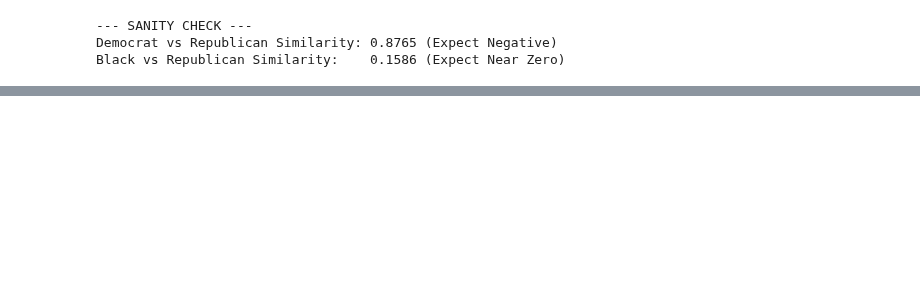
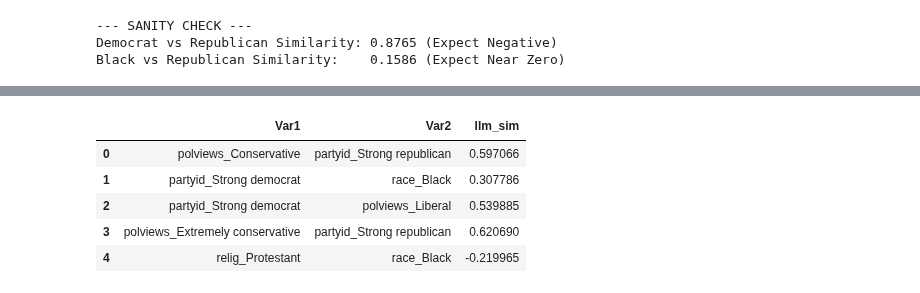
Before and after one commit to yilmajung/belief_and_llms_v0, a Jupyter notebook: 1_extract_persona_vectors.ipynb, the cells around one changed output, grey strips where cells are left out. Cells and saved outputs as stored; diff of their text form; code cells hidden in the pictures; blank space fills up the shorter version.

```diff
--- a/1_extract_persona_vectors.ipynb
+++ b/1_extract_persona_vectors.ipynb
@@ -411,0 +415,21 @@ Centering vectors by category...
+# %%
+# Extract pairs to test from gss_correlation_pairs.csv
+gss_pairs = pd.read_csv("/content/drive/MyDrive/belief_and_llms_v0/gss_correlation_pairs.csv")
+gss_pairs.head()
+
+top_pos = gss_pairs[gss_pairs['Correlation'] > 0].head(10)
+top_neg = gss_pairs[gss_pairs['Correlation'] < 0].head(10)
+near_zero = gss_pairs[gss_pairs['Correlation'].abs() < 0.02].head(10)
+
+pairs_to_test = []
+
+for index, row in top_pos.iterrows():
+    pairs_to_test.append((row['Var1'], row['Var2']))
+
+for index, row in top_neg.iterrows():
+    pairs_to_test.append((row['Var1'], row['Var2']))
+
+for index, row in near_zero.iterrows():
+    pairs_to_test.append((row['Var1'], row['Var2']))
+
+pairs_to_test
@@ -411,0 +454,5 @@ Centering vectors by category...
+# %%
+for label_a, label_b in pairs_to_test:
+    vec_a = get_vec(label_a)
+
+print(vec_a)
@@ -411,0 +567,17 @@ Centering vectors by category...
+# %%
+# Convert results list to DataFrame
+df_results = pd.DataFrame(results)
+
+# Define the save path in Google Drive
+csv_save_path = "/content/drive/MyDrive/belief_and_llms_v0/demo_vectors_similarity_results.csv"
+
+# Save to CSV
+df_results.to_csv(csv_save_path, index=False)
+df_results.head()
+# %% [output]
+|  | Var1 | Var2 | llm_sim |
+| 0 | polviews_Conservative | partyid_Strong republican | 0.597066 |
+| 1 | partyid_Strong democrat | race_Black | 0.307786 |
+| 2 | partyid_Strong democrat | polviews_Liberal | 0.539885 |
+| 3 | polviews_Extremely conservative | partyid_Strong republican | 0.620690 |
+| 4 | relig_Protestant | race_Black | -0.219965 |
```
Also changed, not shown: parts of 10 cells of this notebook.
